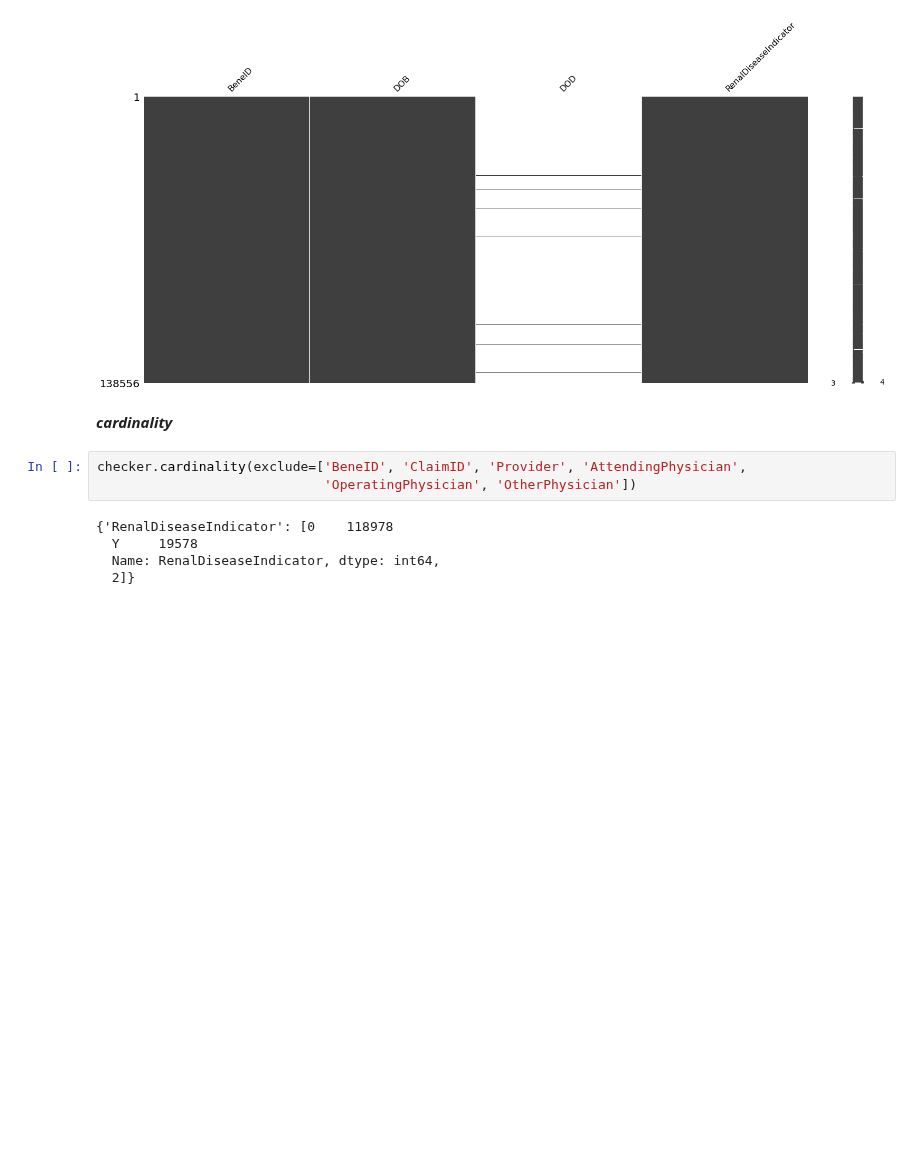
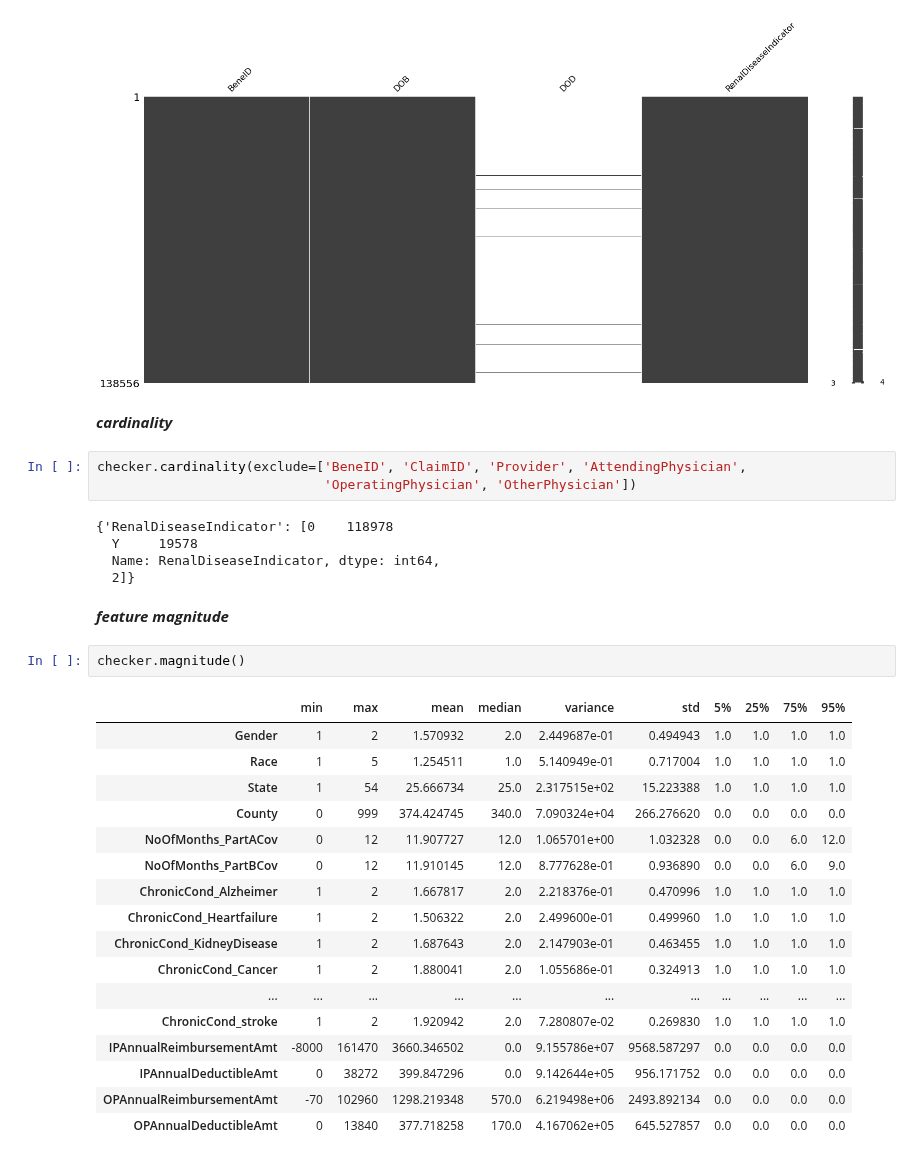
Before and after one commit to ashen007/MedicalCostPrediction-insurance_fraudDetection, a Jupyter notebook: notebooks/data quality/data quality(benificiary).ipynb, the cells around one changed output. Saved outputs shown, nothing was run; the diff lists cells and outputs as text; blank space fills up the shorter version.

Commit message:
feature magnitude

```diff
--- a/notebooks/data quality/data quality(benificiary).ipynb
+++ b/notebooks/data quality/data quality(benificiary).ipynb
@@ -115,3 +115,25 @@ checker.cardinality(exclude=['BeneID', 'ClaimID', 'Provider', 'AttendingPhysicia
   Y     19578
   Name: RenalDiseaseIndicator, dtype: int64,
   2]}
+# %% [markdown]
+***feature magnitude***
+# %%
+checker.magnitude()
+# %% [output]
+|  | min | max | mean | median | variance | std | 5% | 25% | 75% | 95% |
+| Gender | 1 | 2 | 1.570932 | 2.0 | 2.449687e-01 | 0.494943 | 1.0 | 1.0 | 1.0 | 1.0 |
+| Race | 1 | 5 | 1.254511 | 1.0 | 5.140949e-01 | 0.717004 | 1.0 | 1.0 | 1.0 | 1.0 |
+| State | 1 | 54 | 25.666734 | 25.0 | 2.317515e+02 | 15.223388 | 1.0 | 1.0 | 1.0 | 1.0 |
+| County | 0 | 999 | 374.424745 | 340.0 | 7.090324e+04 | 266.276620 | 0.0 | 0.0 | 0.0 | 0.0 |
+| NoOfMonths_PartACov | 0 | 12 | 11.907727 | 12.0 | 1.065701e+00 | 1.032328 | 0.0 | 0.0 | 6.0 | 12.0 |
+| NoOfMonths_PartBCov | 0 | 12 | 11.910145 | 12.0 | 8.777628e-01 | 0.936890 | 0.0 | 0.0 | 6.0 | 9.0 |
+| ChronicCond_Alzheimer | 1 | 2 | 1.667817 | 2.0 | 2.218376e-01 | 0.470996 | 1.0 | 1.0 | 1.0 | 1.0 |
+| ChronicCond_Heartfailure | 1 | 2 | 1.506322 | 2.0 | 2.499600e-01 | 0.499960 | 1.0 | 1.0 | 1.0 | 1.0 |
+| ChronicCond_KidneyDisease | 1 | 2 | 1.687643 | 2.0 | 2.147903e-01 | 0.463455 | 1.0 | 1.0 | 1.0 | 1.0 |
+| ChronicCond_Cancer | 1 | 2 | 1.880041 | 2.0 | 1.055686e-01 | 0.324913 | 1.0 | 1.0 | 1.0 | 1.0 |
+| ... | ... | ... | ... | ... | ... | ... | ... | ... | ... | ... |
+| ChronicCond_stroke | 1 | 2 | 1.920942 | 2.0 | 7.280807e-02 | 0.269830 | 1.0 | 1.0 | 1.0 | 1.0 |
+| IPAnnualReimbursementAmt | -8000 | 161470 | 3660.346502 | 0.0 | 9.155786e+07 | 9568.587297 | 0.0 | 0.0 | 0.0 | 0.0 |
+| IPAnnualDeductibleAmt | 0 | 38272 | 399.847296 | 0.0 | 9.142644e+05 | 956.171752 | 0.0 | 0.0 | 0.0 | 0.0 |
+| OPAnnualReimbursementAmt | -70 | 102960 | 1298.219348 | 570.0 | 6.219498e+06 | 2493.892134 | 0.0 | 0.0 | 0.0 | 0.0 |
+| OPAnnualDeductibleAmt | 0 | 13840 | 377.718258 | 170.0 | 4.167062e+05 | 645.527857 | 0.0 | 0.0 | 0.0 | 0.0 |
```
